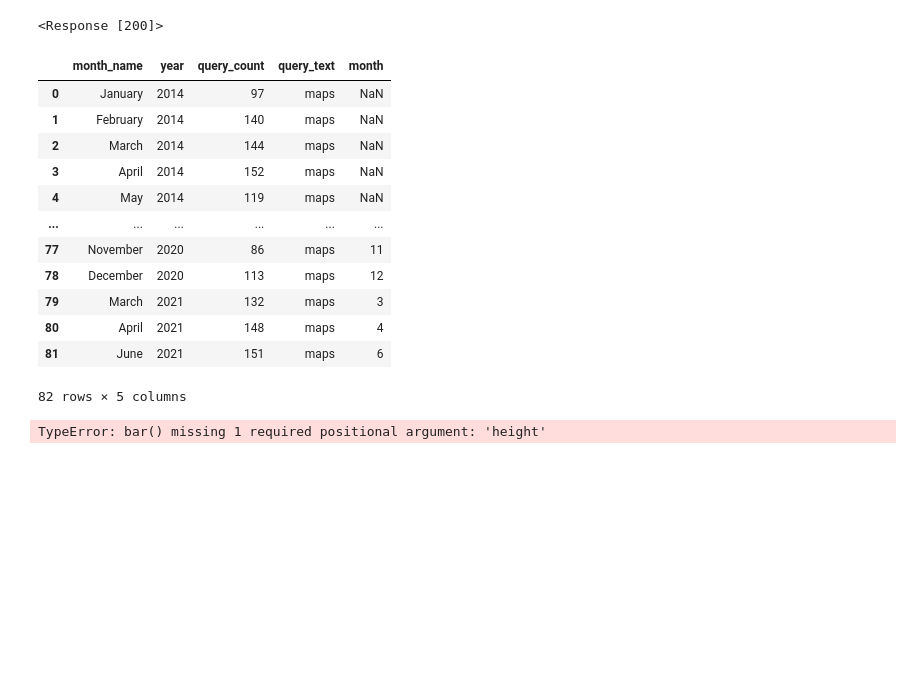
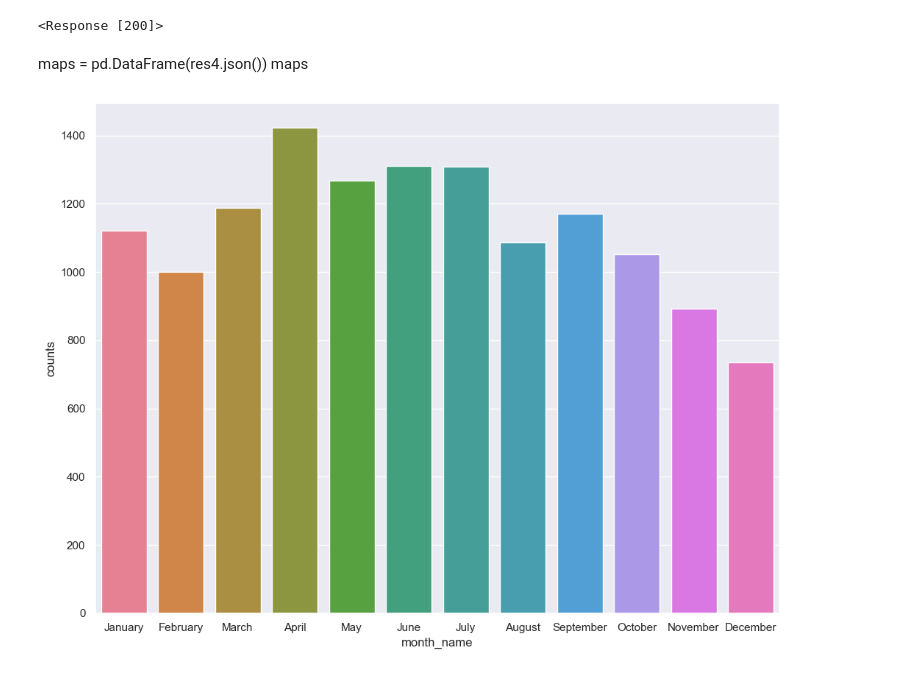
Before and after one commit to NSS-Data-Analytics-Cohort-10/api-Daniel-Hoover, a Jupyter notebook: notebooks/api_stuff.ipynb, the cells around one changed output. Cells and saved outputs as stored; diff of their text form; code cells hidden in the pictures; blank space fills up the shorter version.

Commit message:
finished with the bar graph for #4

```diff
--- a/notebooks/api_stuff.ipynb
+++ b/notebooks/api_stuff.ipynb
@@ -99,0 +102,3 @@ over_100
+# %%
+over_100['query_count']=pd.to_numeric(over_100['query_count'])
+over_100.info()
@@ -135,24 +175,21 @@ res4 = requests.get(endpoint, params=params)
 res4
 # %% [output]
 <Response [200]>
-# %%
-maps = pd.DataFrame(res4.json())
-maps
-# %% [output]
-|  | month_name | year | query_count | query_text | month |
-| 0 | January | 2014 | 97 | maps | NaN |
-| 1 | February | 2014 | 140 | maps | NaN |
-| 2 | March | 2014 | 144 | maps | NaN |
-| 3 | April | 2014 | 152 | maps | NaN |
-| 4 | May | 2014 | 119 | maps | NaN |
-| ... | ... | ... | ... | ... | ... |
-| 77 | November | 2020 | 86 | maps | 11 |
-| 78 | December | 2020 | 113 | maps | 12 |
-| 79 | March | 2021 | 132 | maps | 3 |
-| 80 | April | 2021 | 148 | maps | 4 |
-| 81 | June | 2021 | 151 | maps | 6 |
-82 rows × 5 columns
-# %%
-plt.bar(x='year', y='query_count', data=maps)
-# %% [output]
-TypeError: bar() missing 1 required positional argument: 'height'
+# %%
+#pulling the different versions of maps and combining them into one dataframe
+maps = over_100.loc[over_100['query_text'] == 'maps']
+maps2 = over_100.loc[over_100['query_text'] == 'MAPS']
+maps3 = over_100.loc[over_100['query_text'] == 'Maps']
+all_maps = pd.concat([maps,maps2,maps3])
+#all_maps['date'] = pd.to_datetime(all_maps.month_name.astype(str) + '/' + all_maps.year.astype(str), format='%B/%Y')
+all_maps_grouped=all_maps.groupby('month_name')['query_count'].agg(sum).reset_index(name='counts')
+#arranging the months in the correct order
+all_maps_grouped['month_name']=pd.Categorical(all_maps_grouped['month_name'], categories=['January', 'February', 'March', 'April', 'May', 'June', 'July', 'August', 'September', 'October', 'November', 'December'], ordered=True)
+# %% [markdown]
+maps = pd.DataFrame(res4.json())
+maps
+# %%
+sns.barplot(x=all_maps_grouped['month_name'],y=all_maps_grouped['counts'], errorbar=None, palette='husl')
+sns.set(rc={'figure.figsize':(15,9)})
+# %% [output]
+[figure, added]
```
Also changed, not shown: parts of 8 cells of this notebook.
